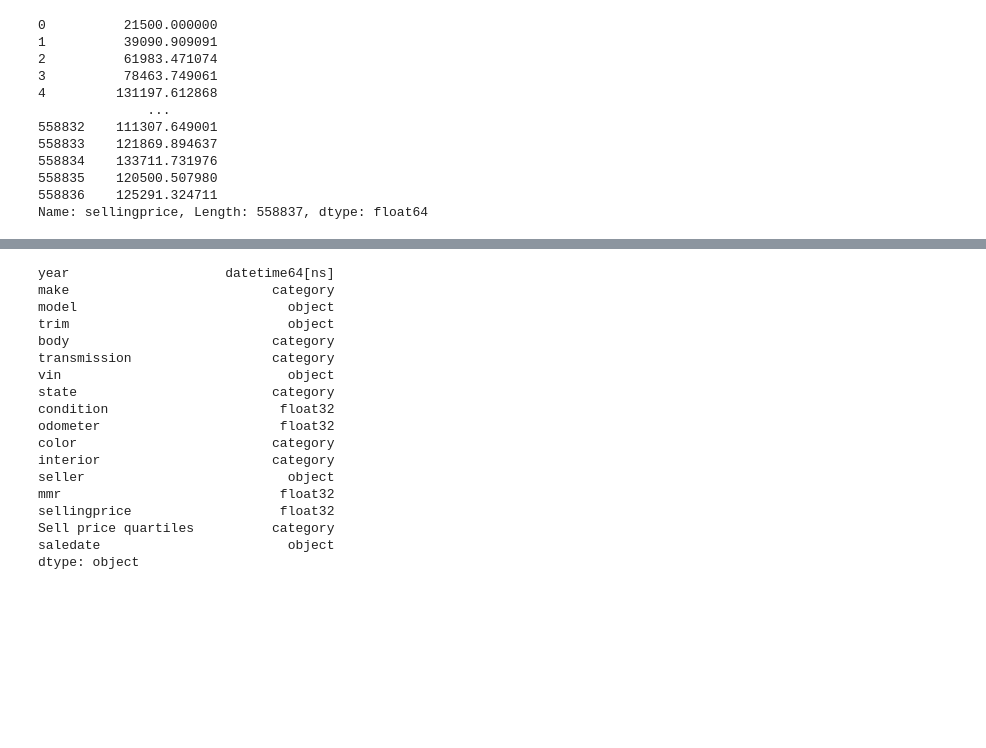
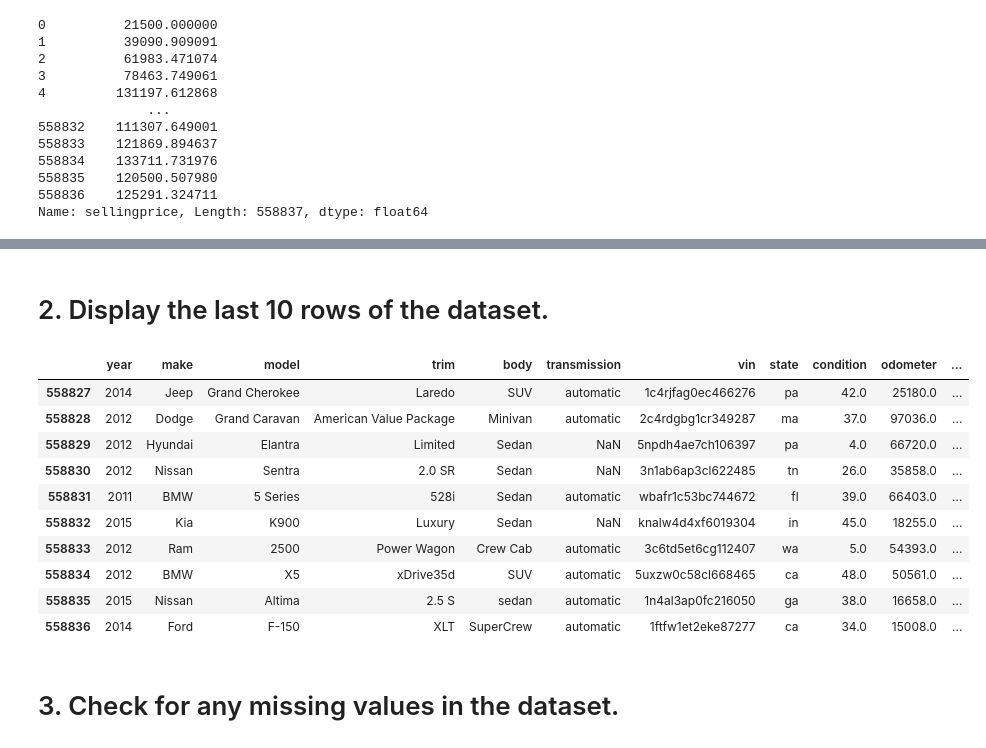
Before and after one commit to ZygimantasB/pandas_training, a Jupyter notebook: car/vehicle_sales.ipynb, the cells around one changed output, grey strips where cells are left out. Cells and saved outputs as stored; diff of their text form; code cells hidden in the pictures; blank space fills up the shorter version.

```diff
--- a/car/vehicle_sales.ipynb
+++ b/car/vehicle_sales.ipynb
@@ -335,21 +359,18 @@ Name: sellingprice, Length: 558837, dtype: float64
+# %% [markdown]
+# 2. Display the last 10 rows of the dataset.
 # %%
-vehicle_sales.dtypes
+car_sales.tail(10)
 # %% [output]
-year                    datetime64[ns]
-make                          category
-model                           object
-trim                            object
-body                          category
-transmission                  category
-vin                             object
-state                         category
-condition                      float32
-odometer                       float32
-color                         category
-interior                      category
-seller                          object
-mmr                            float32
-sellingprice                   float32
-Sell price quartiles          category
-saledate                        object
-dtype: object
+|  | year | make | model | trim | body | transmission | vin | state | condition | odometer | ... |
+| 558827 | 2014 | Jeep | Grand Cherokee | Laredo | SUV | automatic | 1c4rjfag0ec466276 | pa | 42.0 | 25180.0 | ... |
+| 558828 | 2012 | Dodge | Grand Caravan | American Value Package | Minivan | automatic | 2c4rdgbg1cr349287 | ma | 37.0 | 97036.0 | ... |
+| 558829 | 2012 | Hyundai | Elantra | Limited | Sedan | NaN | 5npdh4ae7ch106397 | pa | 4.0 | 66720.0 | ... |
+| 558830 | 2012 | Nissan | Sentra | 2.0 SR | Sedan | NaN | 3n1ab6ap3cl622485 | tn | 26.0 | 35858.0 | ... |
+| 558831 | 2011 | BMW | 5 Series | 528i | Sedan | automatic | wbafr1c53bc744672 | fl | 39.0 | 66403.0 | ... |
+| 558832 | 2015 | Kia | K900 | Luxury | Sedan | NaN | knalw4d4xf6019304 | in | 45.0 | 18255.0 | ... |
+| 558833 | 2012 | Ram | 2500 | Power Wagon | Crew Cab | automatic | 3c6td5et6cg112407 | wa | 5.0 | 54393.0 | ... |
+| 558834 | 2012 | BMW | X5 | xDrive35d | SUV | automatic | 5uxzw0c58cl668465 | ca | 48.0 | 50561.0 | ... |
+| 558835 | 2015 | Nissan | Altima | 2.5 S | sedan | automatic | 1n4al3ap0fc216050 | ga | 38.0 | 16658.0 | ... |
+| 558836 | 2014 | Ford | F-150 | XLT | SuperCrew | automatic | 1ftfw1et2eke87277 | ca | 34.0 | 15008.0 | ... |
+# %% [markdown]
+# 3. Check for any missing values in the dataset.
```
Also changed, not shown: parts of 26 cells of this notebook.
